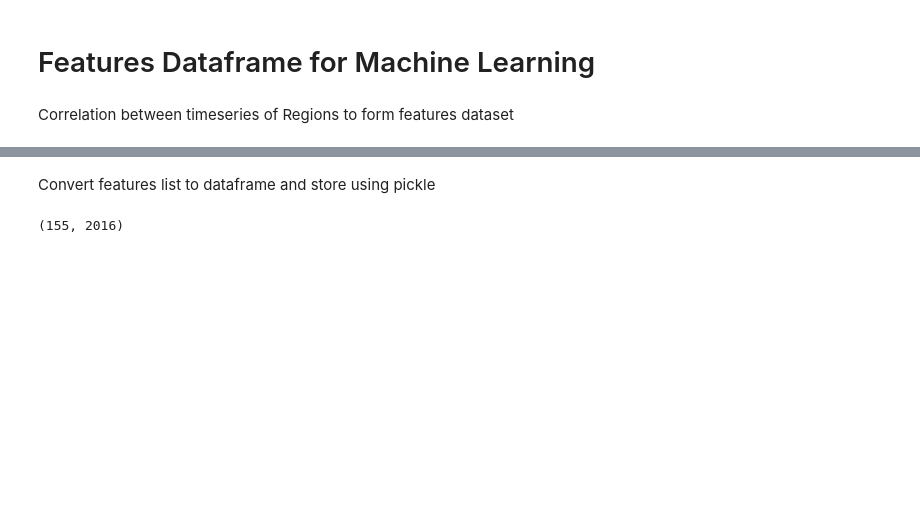
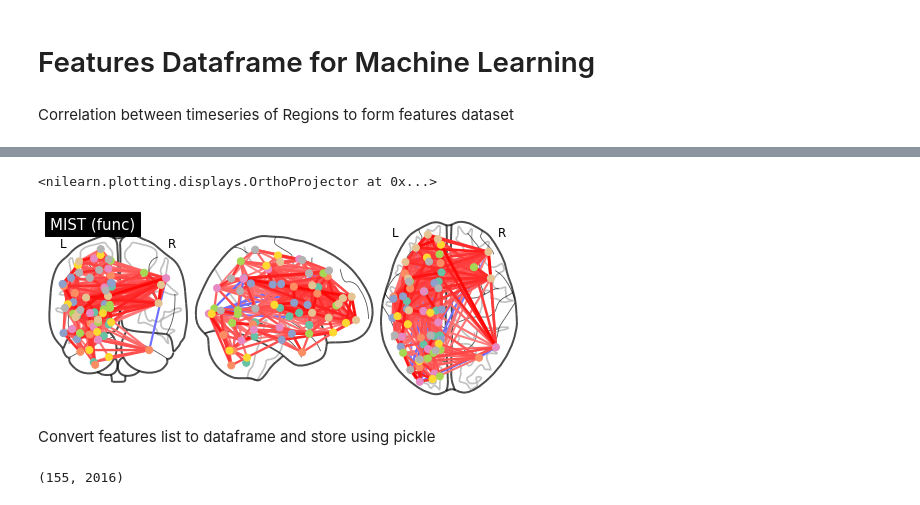
Before and after one commit to brainhack-school2020/tjays7_fmri, a Jupyter notebook: Code/Features-Labels-DataFrames.ipynb, the cells around one changed output, grey strips where cells are left out. Cells and saved outputs as stored; diff of their text form; code cells hidden in the pictures; blank space fills up the shorter version.

Commit message:
Added Connectome plot

```diff
--- a/Code/Features-Labels-DataFrames.ipynb
+++ b/Code/Features-Labels-DataFrames.ipynb
@@ -120,3 +120,13 @@ for i,sub in enumerate(tqdm(data.func)):
     time_series = masker.fit_transform(sub, confounds=data.confounds[i])
     vectorized_correlation_matrix = vectorized_correlation_measure.fit_transform([time_series])[0]
     all_features.append(vectorized_correlation_matrix)
+# %%
+all_features_nonvec = []
+
+for i,sub in enumerate(tqdm(data.func)):
+    time_series = masker.fit_transform(sub, confounds=data.confounds[i])
+    nonvectorized_correlation_matrix = nonvectorized_correlation_measure.fit_transform([time_series])[0]
+    all_features.append(nonvectorized_correlation_matrix)
+# %%
+mean_correlation_matrix = nonvectorized_correlation_measure.mean_
+coordinates = plotting.find_parcellation_cut_coords(labels_img = atlas_filename)
@@ -123,3 +151,10 @@ for i,sub in enumerate(tqdm(data.func)):
+# %%
+plotting.plot_connectome(mean_correlation_matrix, coordinates,
+                         edge_threshold="80%",
+                         title='MIST (func)')
+# %% [output]
+<nilearn.plotting.displays.OrthoProjector at 0x...>
+[figure, added]
 # %% [markdown]
 Convert features list to dataframe and store using pickle
 # %%
```
Also changed, not shown: parts of 1 cell of this notebook.
